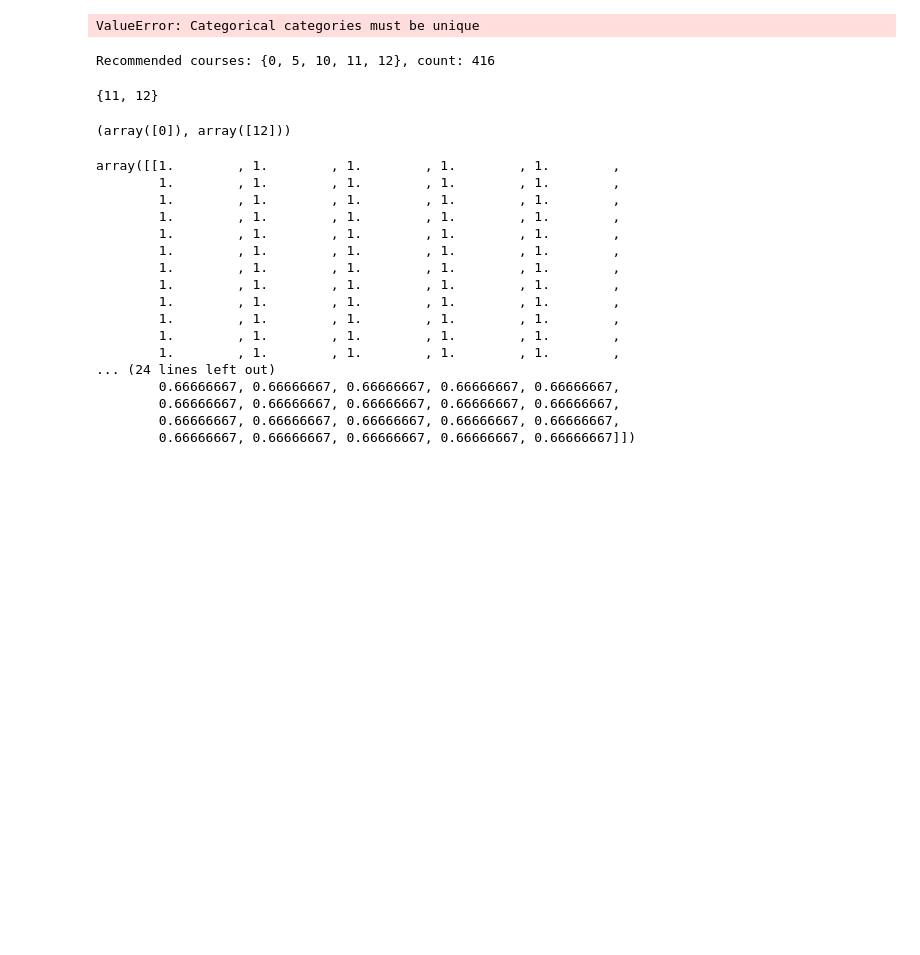
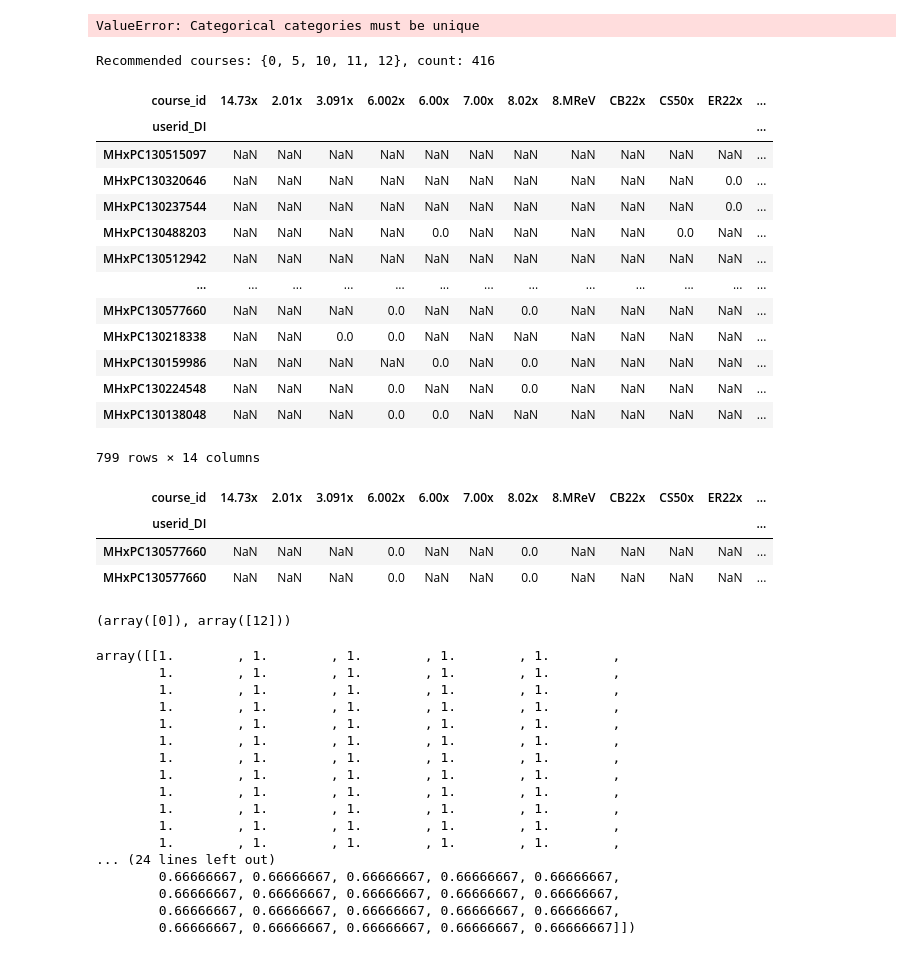
Before and after one commit to ainica/CM3070, a Jupyter notebook: CF02.ipynb, the cells around one changed output. Cells and saved outputs as stored; diff of their text form; code cells hidden in the pictures; blank space fills up the shorter version.

Commit message:
removed duplicates for more efficiency

```diff
--- a/CF02.ipynb
+++ b/CF02.ipynb
@@ -1023,8 +1025,27 @@ Recommended courses: {0, 5, 10, 11, 12}, count: 416
 # %%
+pt_copy[pt_copy.duplicated()]
 # %% [output]
+| course_id | 14.73x | 2.01x | 3.091x | 6.002x | 6.00x | 7.00x | 8.02x | 8.MReV | CB22x | CS50x | ER22x | ... |
+| userid_DI |  |  |  |  |  |  |  |  |  |  |  | ... |
+| MHxPC130515097 | NaN | NaN | NaN | NaN | NaN | NaN | NaN | NaN | NaN | NaN | NaN | ... |
+| MHxPC130320646 | NaN | NaN | NaN | NaN | NaN | NaN | NaN | NaN | NaN | NaN | 0.0 | ... |
+| MHxPC130237544 | NaN | NaN | NaN | NaN | NaN | NaN | NaN | NaN | NaN | NaN | 0.0 | ... |
+| MHxPC130488203 | NaN | NaN | NaN | NaN | 0.0 | NaN | NaN | NaN | NaN | 0.0 | NaN | ... |
+| MHxPC130512942 | NaN | NaN | NaN | NaN | NaN | NaN | NaN | NaN | NaN | NaN | NaN | ... |
+| ... | ... | ... | ... | ... | ... | ... | ... | ... | ... | ... | ... | ... |
+| MHxPC130577660 | NaN | NaN | NaN | 0.0 | NaN | NaN | 0.0 | NaN | NaN | NaN | NaN | ... |
+| MHxPC130218338 | NaN | NaN | 0.0 | 0.0 | NaN | NaN | NaN | NaN | NaN | NaN | NaN | ... |
+| MHxPC130159986 | NaN | NaN | NaN | NaN | 0.0 | NaN | 0.0 | NaN | NaN | NaN | NaN | ... |
+| MHxPC130224548 | NaN | NaN | NaN | 0.0 | NaN | NaN | 0.0 | NaN | NaN | NaN | NaN | ... |
+| MHxPC130138048 | NaN | NaN | NaN | 0.0 | 0.0 | NaN | NaN | NaN | NaN | NaN | NaN | ... |
-{11, 12}
+799 rows × 14 columns
 # %%
-row = pt[pt.index==user_ids[9]].values[0]
+pt_copy[pt_copy.index=="MHxPC130577660"]
+# %% [output]
+| course_id | 14.73x | 2.01x | 3.091x | 6.002x | 6.00x | 7.00x | 8.02x | 8.MReV | CB22x | CS50x | ER22x | ... |
+| userid_DI |  |  |  |  |  |  |  |  |  |  |  | ... |
+| MHxPC130577660 | NaN | NaN | NaN | 0.0 | NaN | NaN | 0.0 | NaN | NaN | NaN | NaN | ... |
+| MHxPC130577660 | NaN | NaN | NaN | 0.0 | NaN | NaN | 0.0 | NaN | NaN | NaN | NaN | ... |
 # %%
 np.where(row==1)
 # %% [output]
```
Also changed, not shown: parts of 15 cells of this notebook.
